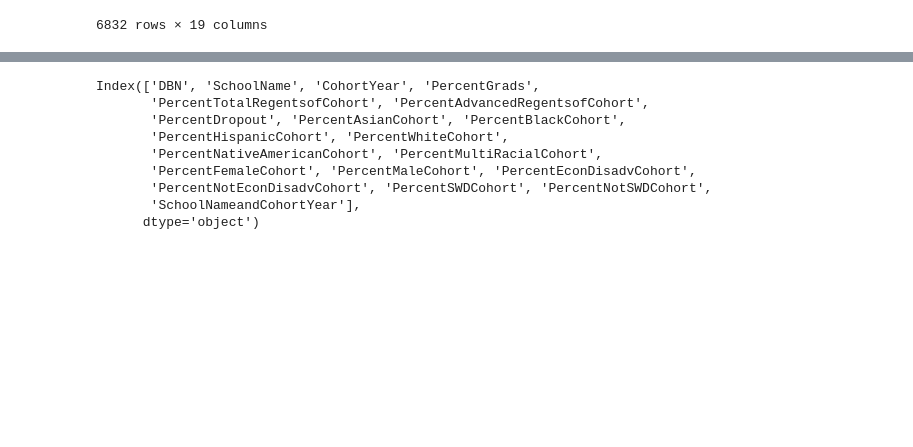
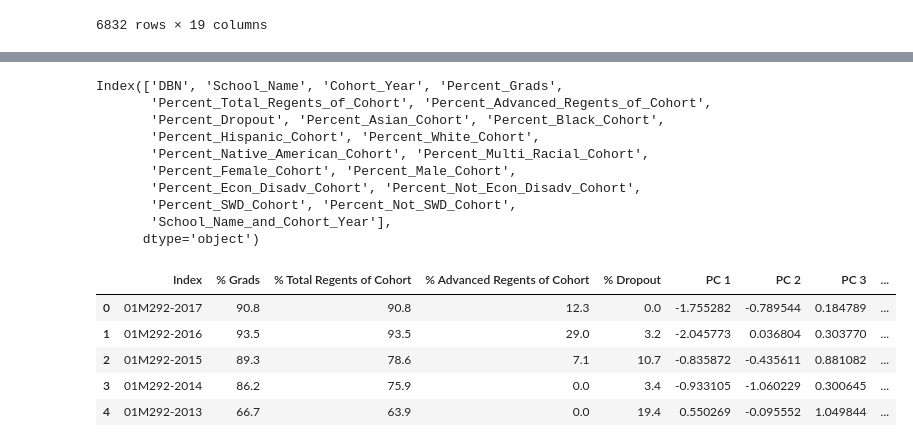
Before and after one commit to es2681/group_project, a Jupyter notebook: Transformed_Data_Tables/Merged_All_Tables_And_Categories.ipynb, the cells around one changed output, grey strips where cells are left out. Cells and saved outputs as stored; diff of their text form; code cells hidden in the pictures; blank space fills up the shorter version.

```diff
--- a/Transformed_Data_Tables/Merged_All_Tables_And_Categories.ipynb
+++ b/Transformed_Data_Tables/Merged_All_Tables_And_Categories.ipynb
@@ -476,15 +476,26 @@ clean_df_merged.head()
 | 4 | 01M292 | ORCHARD COLLEGIATE ACADEMY | 2013 | 66.7 | 63.9 | 0.0 | 19.4 | ... |
 # %%
 clean_df_merged.columns = clean_df_merged.columns.str.replace('%', 'Percent')
-clean_df_merged.columns = clean_df_merged.columns.map(lambda x : x.replace("_", "-").replace("-", ""))
+clean_df_merged.columns = clean_df_merged.columns.map(lambda x : x.replace(" ", "-").replace("-","_"))
 clean_df_merged.columns
 # %% [output]
-Index(['DBN', 'SchoolName', 'CohortYear', 'PercentGrads',
-       'PercentTotalRegentsofCohort', 'PercentAdvancedRegentsofCohort',
-       'PercentDropout', 'PercentAsianCohort', 'PercentBlackCohort',
-       'PercentHispanicCohort', 'PercentWhiteCohort',
-       'PercentNativeAmericanCohort', 'PercentMultiRacialCohort',
-       'PercentFemaleCohort', 'PercentMaleCohort', 'PercentEconDisadvCohort',
-       'PercentNotEconDisadvCohort', 'PercentSWDCohort', 'PercentNotSWDCohort',
-       'SchoolNameandCohortYear'],
+Index(['DBN', 'School_Name', 'Cohort_Year', 'Percent_Grads',
+       'Percent_Total_Regents_of_Cohort', 'Percent_Advanced_Regents_of_Cohort',
+       'Percent_Dropout', 'Percent_Asian_Cohort', 'Percent_Black_Cohort',
+       'Percent_Hispanic_Cohort', 'Percent_White_Cohort',
+       'Percent_Native_American_Cohort', 'Percent_Multi_Racial_Cohort',
+       'Percent_Female_Cohort', 'Percent_Male_Cohort',
+       'Percent_Econ_Disadv_Cohort', 'Percent_Not_Econ_Disadv_Cohort',
+       'Percent_SWD_Cohort', 'Percent_Not_SWD_Cohort',
+       'School_Name_and_Cohort_Year'],
       dtype='object')
+# %%
+class_df = pd.read_csv('school_class.csv')
+class_df.head()
+# %% [output]
+|  | Index | % Grads | % Total Regents of Cohort | % Advanced Regents of Cohort | % Dropout | PC 1 | PC 2 | PC 3 | ... |
+| 0 | 01M292-2017 | 90.8 | 90.8 | 12.3 | 0.0 | -1.755282 | -0.789544 | 0.184789 | ... |
+| 1 | 01M292-2016 | 93.5 | 93.5 | 29.0 | 3.2 | -2.045773 | 0.036804 | 0.303770 | ... |
+| 2 | 01M292-2015 | 89.3 | 78.6 | 7.1 | 10.7 | -0.835872 | -0.435611 | 0.881082 | ... |
+| 3 | 01M292-2014 | 86.2 | 75.9 | 0.0 | 3.4 | -0.933105 | -1.060229 | 0.300645 | ... |
+| 4 | 01M292-2013 | 66.7 | 63.9 | 0.0 | 19.4 | 0.550269 | -0.095552 | 1.049844 | ... |
```
Also changed, not shown: parts of 16 cells of this notebook, 3 other files.
